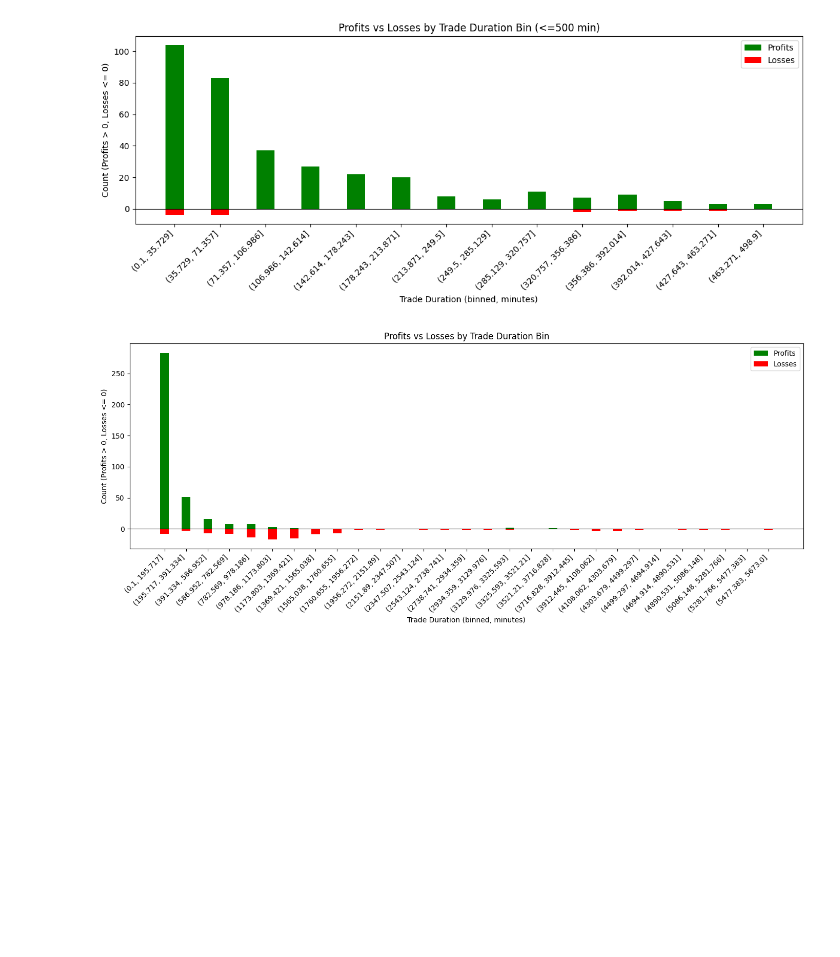
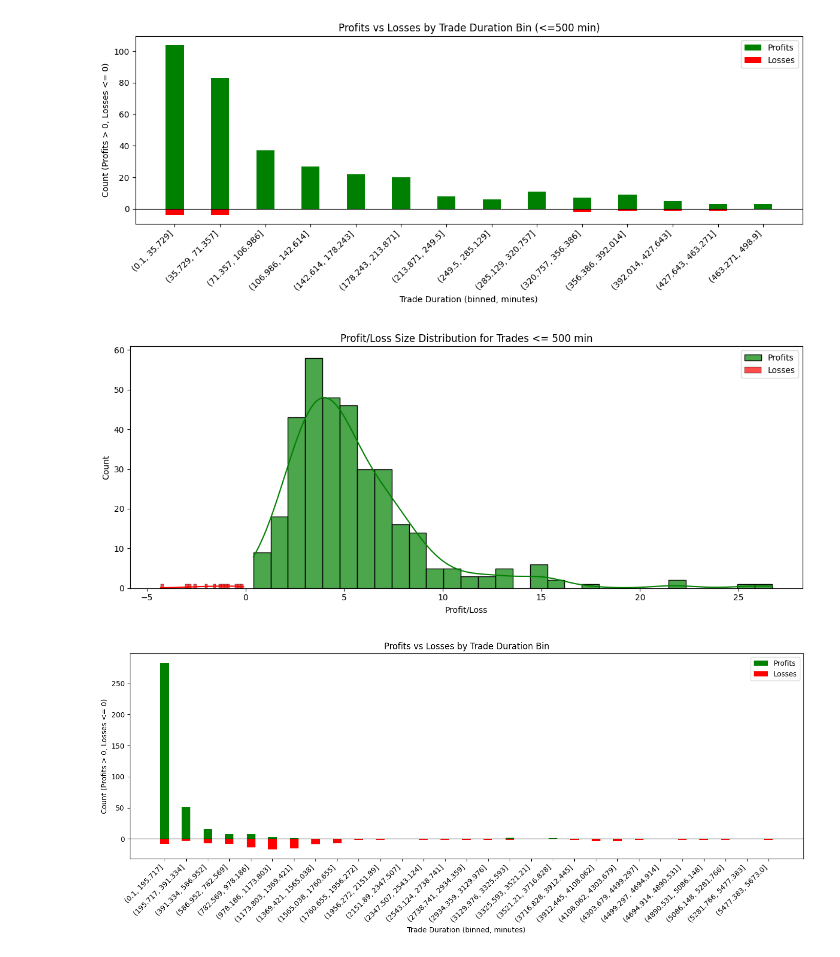
Before and after one commit to edoardoCame/bollingerBands, a Jupyter notebook: notebooks/mt5_analysis.ipynb, the cells around one changed output. Cells and saved outputs as stored; diff of their text form; code cells hidden in the pictures; blank space fills up the shorter version.

```diff
--- a/notebooks/mt5_analysis.ipynb
+++ b/notebooks/mt5_analysis.ipynb
@@ -229,4 +281,19 @@ plt.tight_layout()
 plt.show()
 # %% [output]
 [figure]
+# %%
+# 8. Profit/Loss Size Distribution (<=500min)
+
+# Distribuzione della grandezza dei profitti e delle perdite per trade <= 500 minuti
+plt.figure(figsize=(12, 5))
+sns.histplot(plot_df_500[plot_df_500['Profit'] > 0]['Profit'], bins=30, color='green', label='Profits', alpha=0.7, kde=True)
+sns.histplot(plot_df_500[plot_df_500['Profit'] <= 0]['Profit'], bins=30, color='red', label='Losses', alpha=0.7, kde=True)
+plt.title('Profit/Loss Size Distribution for Trades <= 500 min')
+plt.xlabel('Profit/Loss')
+plt.ylabel('Count')
+plt.legend()
+plt.tight_layout()
+plt.show()
+# %% [output]
+[figure, added]
 # %%
```
Also changed, not shown: parts of 8 cells of this notebook.
